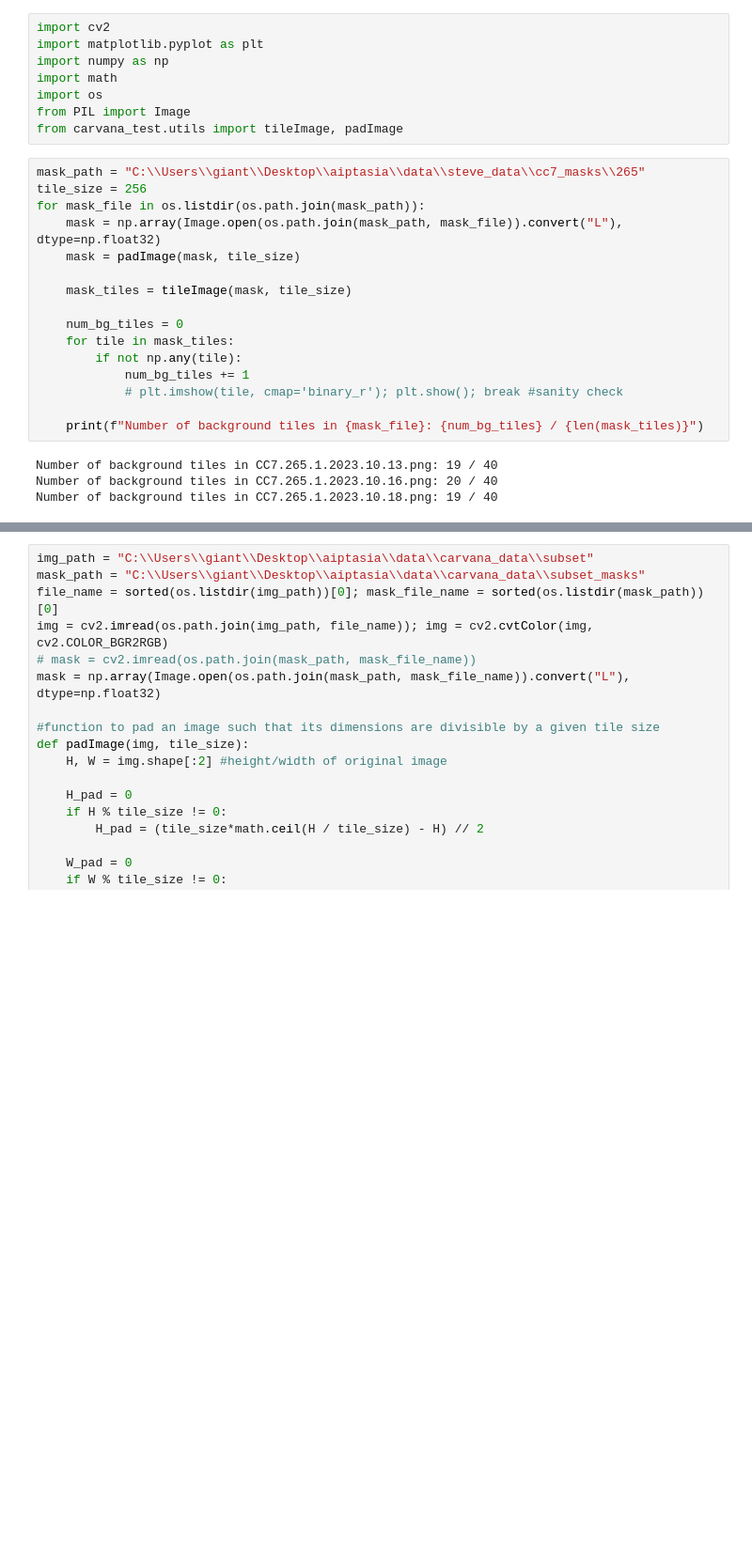
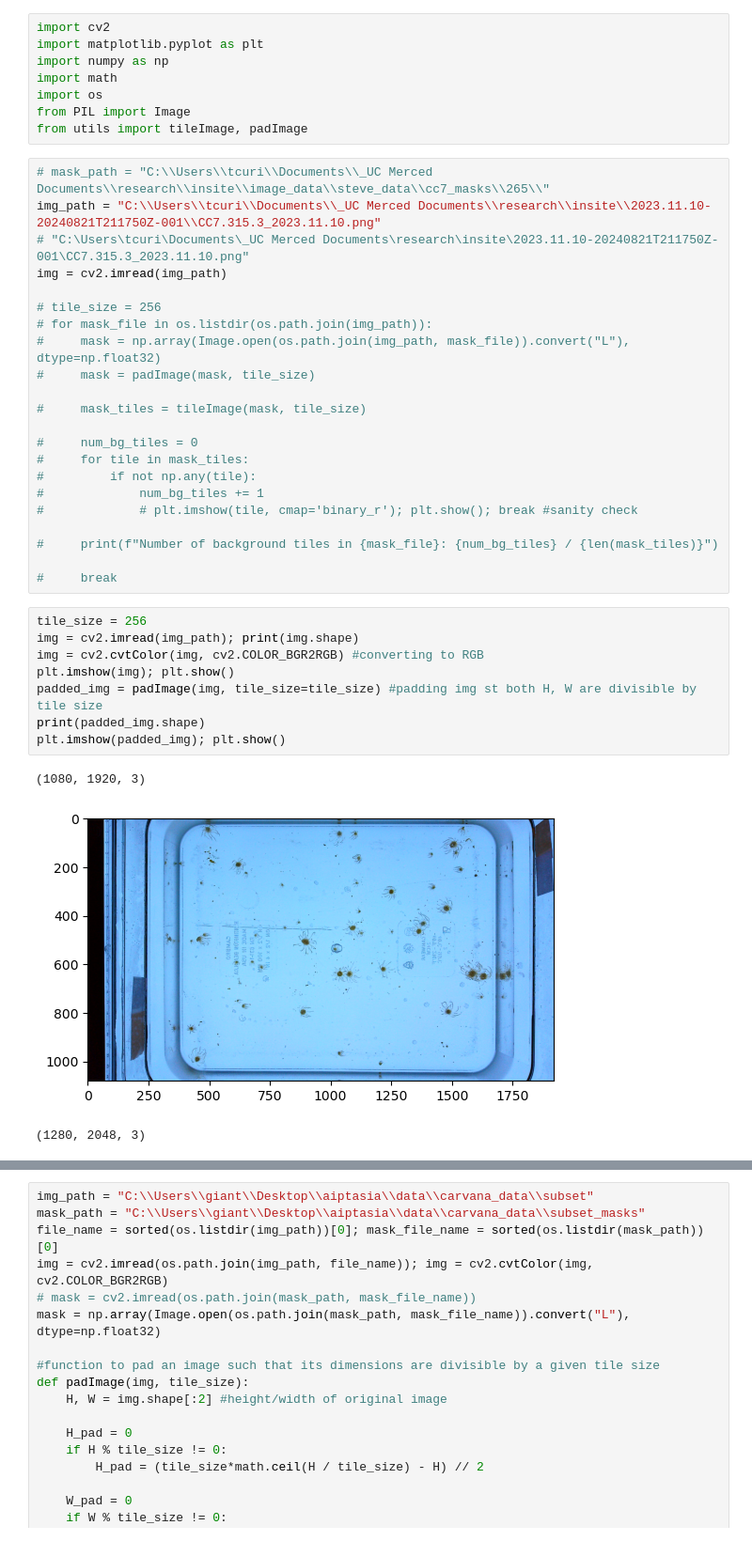
Before and after one commit to pacuriel/aiptasia, a Jupyter notebook: unet/scratch.ipynb, the cells around one changed output, grey strips where cells are left out. Shown at 94% size. Cells and saved outputs as stored; diff of their text form; blank space fills up the shorter version.

Commit message:
removed carvana_test directory. added files to main directory

```diff
--- a/unet/scratch.ipynb
+++ b/unet/scratch.ipynb
@@ -5,24 +5,38 @@ import numpy as np
 import math
 import os
 from PIL import Image
-from carvana_test.utils import tileImage, padImage
+from utils import tileImage, padImage
 # %%
-mask_path = "C:\\Users\\giant\\Desktop\\aiptasia\\data\\steve_data\\cc7_masks\\265"
-tile_size = 256
-for mask_file in os.listdir(os.path.join(mask_path)):
-    mask = np.array(Image.open(os.path.join(mask_path, mask_file)).convert("L"), dtype=np.float32)
-    mask = padImage(mask, tile_size)
+# mask_path = "C:\\Users\\tcuri\\Documents\\_UC Merced Documents\\research\\insite\\image_data\\steve_data\\cc7_masks\\265\\"
+img_path = "C:\\Users\\tcuri\\Documents\\_UC Merced Documents\\research\\insite\\2023.11.10-20240821T211750Z-001\\CC7.315.3_2023.11.10.png"
+# "C:\Users\tcuri\Documents\_UC Merced Documents\research\insite\2023.11.10-20240821T211750Z-001\CC7.315.3_2023.11.10.png"
+img = cv2.imread(img_path)
 
-    mask_tiles = tileImage(mask, tile_size)
+# tile_size = 256
+# for mask_file in os.listdir(os.path.join(img_path)):
+#     mask = np.array(Image.open(os.path.join(img_path, mask_file)).convert("L"), dtype=np.float32)
+#     mask = padImage(mask, tile_size)
 
-    num_bg_tiles = 0
-    for tile in mask_tiles:
-        if not np.any(tile):
-            num_bg_tiles += 1
-            # plt.imshow(tile, cmap='binary_r'); plt.show(); break #sanity check
+#     mask_tiles = tileImage(mask, tile_size)
 
-    print(f"Number of background tiles in {mask_file}: {num_bg_tiles} / {len(mask_tiles)}")
+#     num_bg_tiles = 0
+#     for tile in mask_tiles:
+#         if not np.any(tile):
+#             num_bg_tiles += 1
+#             # plt.imshow(tile, cmap='binary_r'); plt.show(); break #sanity check
+
+#     print(f"Number of background tiles in {mask_file}: {num_bg_tiles} / {len(mask_tiles)}")
+
+#     break
-# %% [output]
-Number of background tiles in CC7.265.1.2023.10.13.png: 19 / 40
-Number of background tiles in CC7.265.1.2023.10.16.png: 20 / 40
-Number of background tiles in CC7.265.1.2023.10.18.png: 19 / 40
+# %%
+tile_size = 256
+img = cv2.imread(img_path); print(img.shape)
+img = cv2.cvtColor(img, cv2.COLOR_BGR2RGB) #converting to RGB
+plt.imshow(img); plt.show()
+padded_img = padImage(img, tile_size=tile_size) #padding img st both H, W are divisible by tile size
+print(padded_img.shape)
+plt.imshow(padded_img); plt.show()
+# %% [output]
+(1080, 1920, 3)
+[figure, added]
+(1280, 2048, 3)
```
Also changed, not shown: parts of 13 cells of this notebook, 19 other files.
